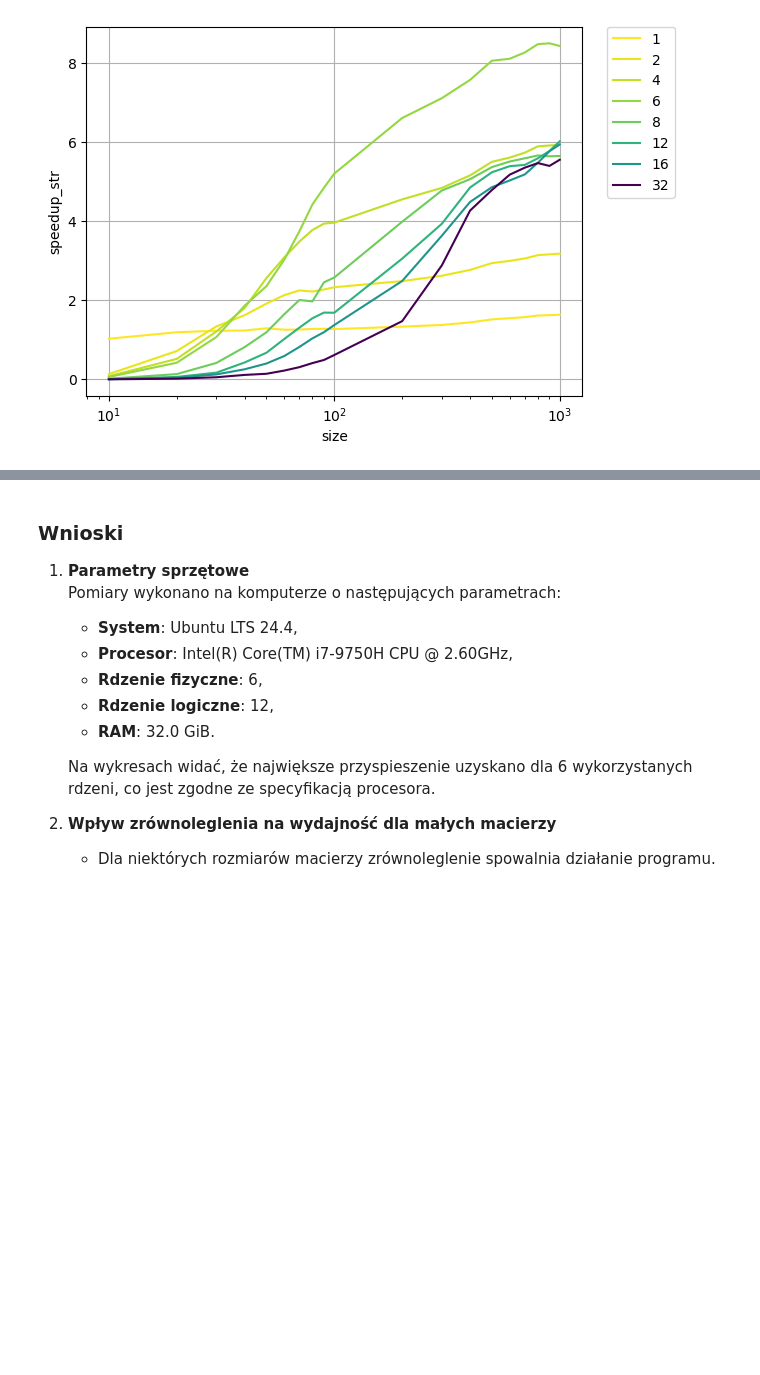
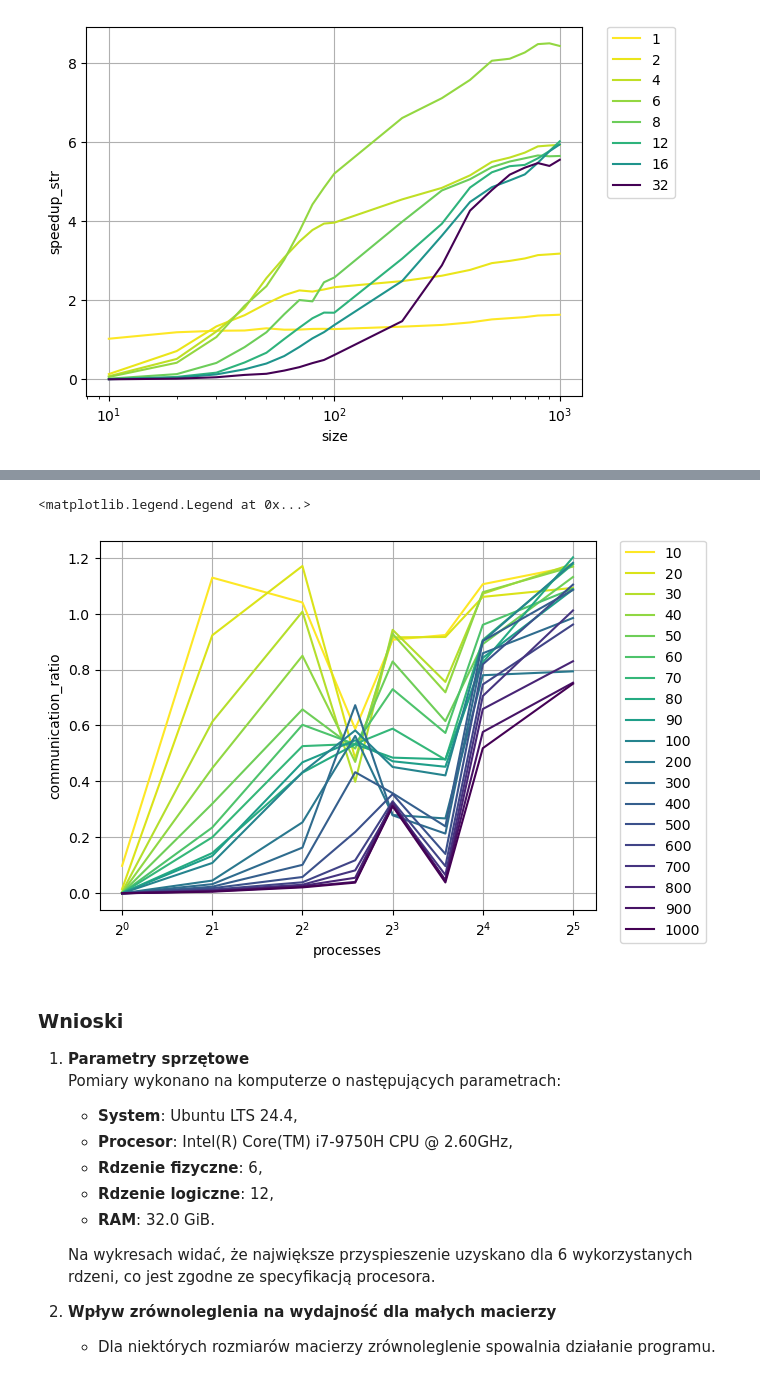
Before and after one commit to qert6g35/OWW, a Jupyter notebook: plots.ipynb, the cells around one changed output, grey strips where cells are left out. Cells and saved outputs as stored; diff of their text form; code cells hidden in the pictures; blank space fills up the shorter version.

```diff
--- a/plots.ipynb
+++ b/plots.ipynb
@@ -222,3 +221,22 @@ No artists with labels found to put in legend.  Note that artists whose label st
+# %%
+filtered_df_strong = grouped3
+# filtered_df['size'] = filtered_df['size'].astype(str)
+
+data2=filtered_df_strong[filtered_df_strong["size"]>=100]
+data1=filtered_df_strong[filtered_df_strong["size"]<100]
+
+
+sns.lineplot(data = data1, x="processes", y="communication_ratio", hue = "size",hue_norm=(10,190), legend="full",palette="viridis_r")
+sns.lineplot(data = data2, x="processes", y="communication_ratio", hue = "size",hue_norm=(-1000,1000),legend="full",palette="viridis_r")
+
+# plt.yscale('log')
+plt.xscale('log',base=2)
+plt.grid("on")
+
+plt.legend(bbox_to_anchor=(1.05,1), loc=2, borderaxespad=0.)
+# %% [output]
+<matplotlib.legend.Legend at 0x...>
+[figure, added]
 # %% [markdown]
 ### Wnioski
 
```
Also changed, not shown: parts of 1 cell of this notebook.
